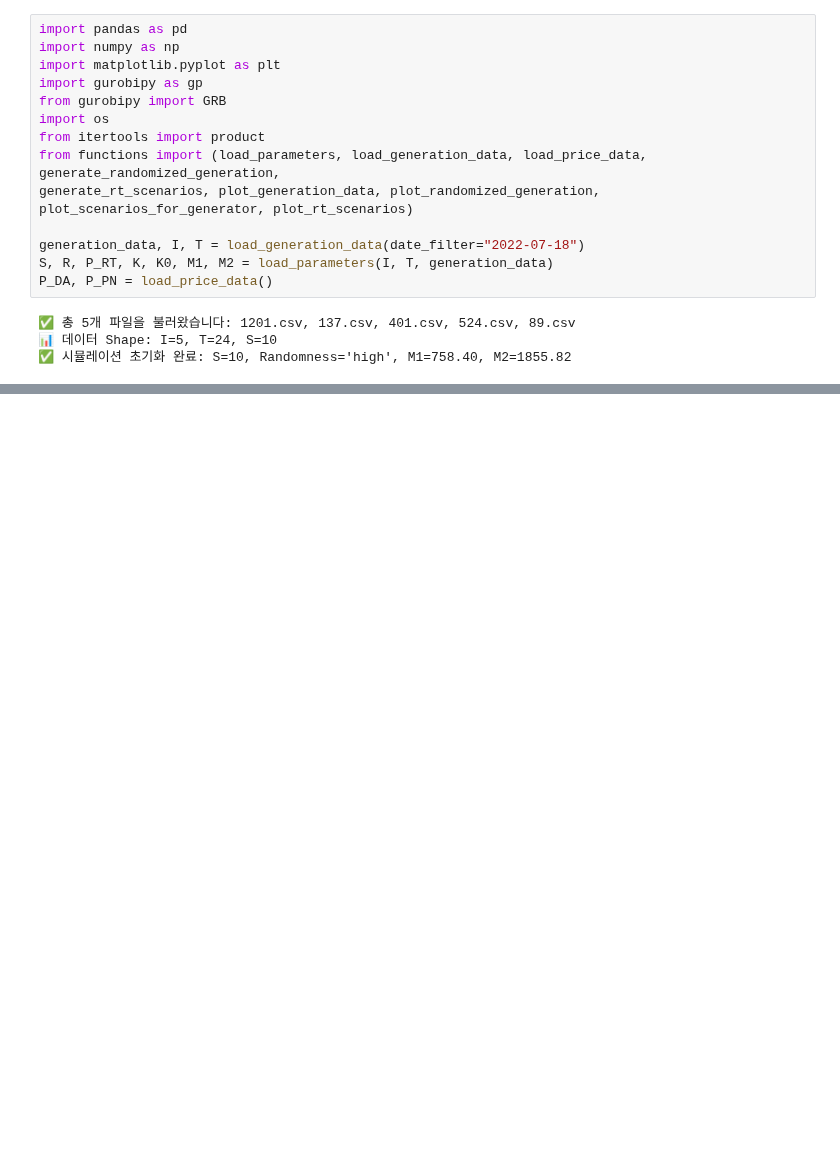
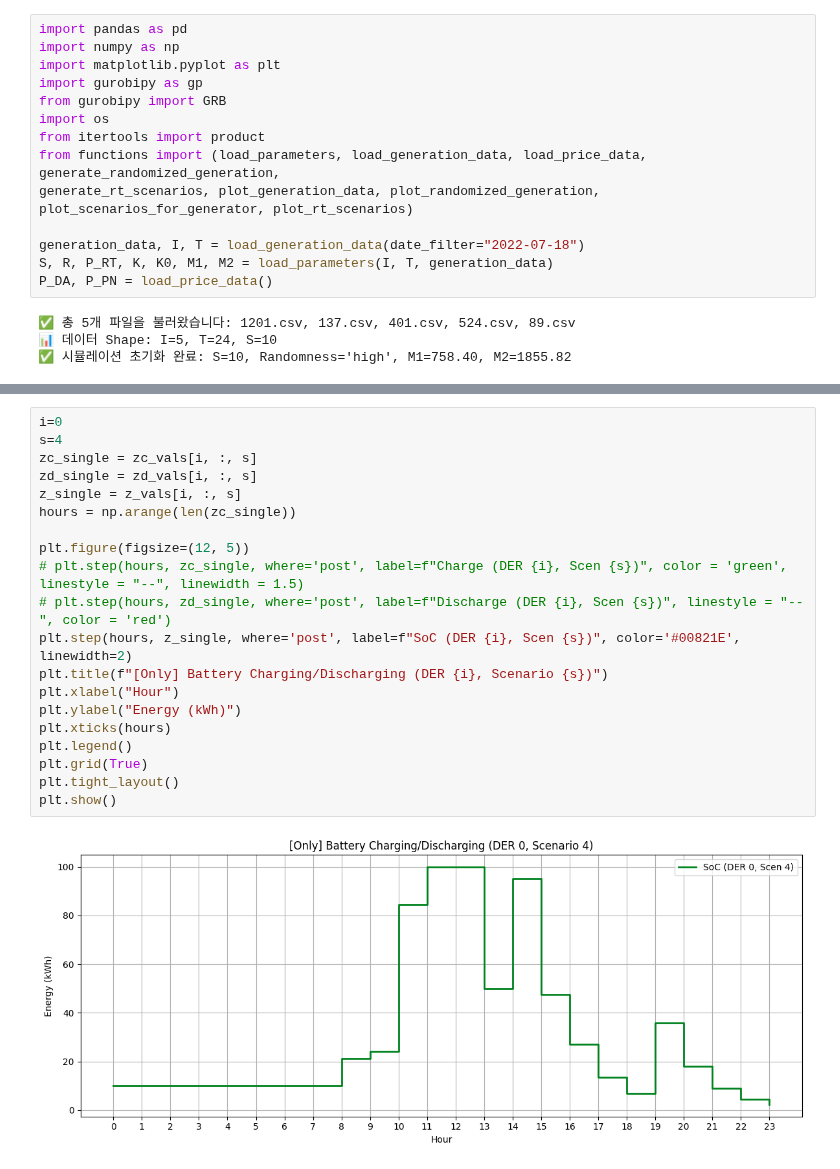
Before and after one commit to syeoyo/der, a Jupyter notebook: der_s_only.ipynb, the cells around one changed output, grey strips where cells are left out. Cells and saved outputs as stored; diff of their text form; blank space fills up the shorter version.

```diff
--- a/der_s_only.ipynb
+++ b/der_s_only.ipynb
@@ -118,0 +157,22 @@ TOTAL: 1381.73
+# %%
+i=0
+s=4
+zc_single = zc_vals[i, :, s]
+zd_single = zd_vals[i, :, s]
+z_single = z_vals[i, :, s]
+hours = np.arange(len(zc_single))
+
+plt.figure(figsize=(12, 5))
+# plt.step(hours, zc_single, where='post', label=f"Charge (DER {i}, Scen {s})", color = 'green', linestyle = "--", linewidth = 1.5)
+# plt.step(hours, zd_single, where='post', label=f"Discharge (DER {i}, Scen {s})", linestyle = "--", color = 'red')
+plt.step(hours, z_single, where='post', label=f"SoC (DER {i}, Scen {s})", color='#00821E', linewidth=2)
+plt.title(f"[Only] Battery Charging/Discharging (DER {i}, Scenario {s})")
+plt.xlabel("Hour")
+plt.ylabel("Energy (kWh)")
+plt.xticks(hours)
+plt.legend()
+plt.grid(True)
+plt.tight_layout()
+plt.show()
+# %% [output]
+[figure, added]
```
Also changed, not shown: parts of 4 cells of this notebook, 5 other files.
